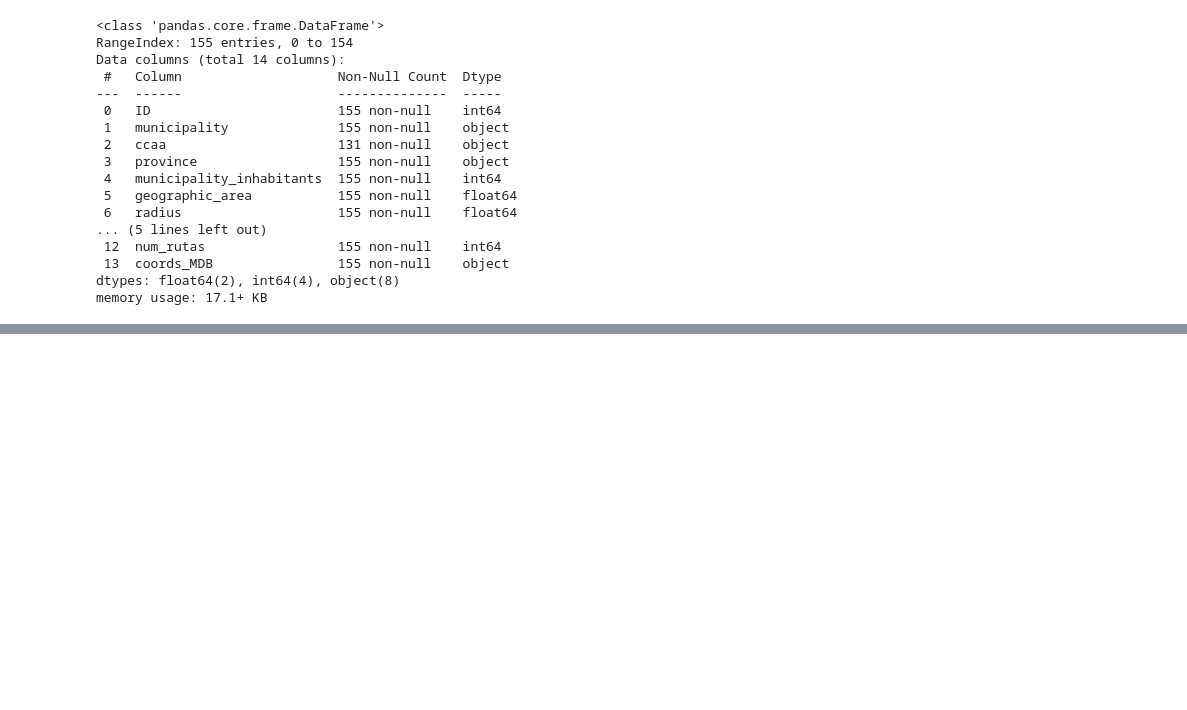
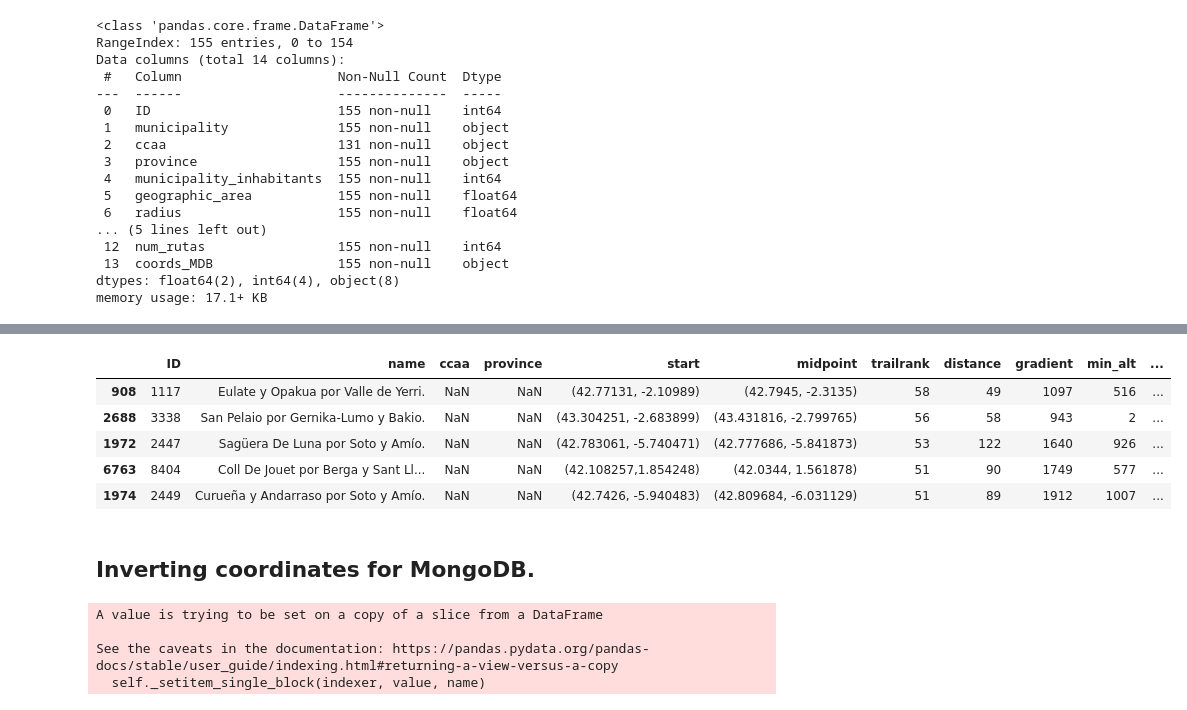
Before and after one commit to on2wheels-es/data, a Jupyter notebook: 10. Pipeline for new ports.ipynb, the cells around one changed output, grey strips where cells are left out. Saved outputs shown, nothing was run; the diff lists cells and outputs as text; code cells hidden in the pictures; blank space fills up the shorter version.

Commit message:
Created new ports, routes and towns dataframes. 476 routes, 155 cycling destinations.

```diff
--- a/10. Pipeline for new ports.ipynb
+++ b/10. Pipeline for new ports.ipynb
@@ -777,0 +792,10 @@ towns.to_csv('towns_2807_155.csv', index=False)
+# %%
+#We will be using nested loops to add each town ID to the routes dataframe.
+
+for i in range(len(routes)):
+    town_list = []
+    for n in range(len(towns)):
+        for p in eval(towns['routes_ids'].iloc[n]):
+            if p == routes['ID'].iloc[i]:
+                town_list.append(towns['ID'].iloc[n])
+    routes['municipalities_ids'].iloc[i] = str(town_list)
@@ -777,0 +818,4 @@ towns.to_csv('towns_2807_155.csv', index=False)
+# %%
+#It's simply a matter of filtering them out.
+
+routes = routes[routes['municipalities_ids'] != '[]']
@@ -777,0 +826,17 @@ towns.to_csv('towns_2807_155.csv', index=False)
+# %%
+#Defining our first function:
+
+def name_creator(routes, towns, ports):
+    """
+    Input : dataframes of routes, towns and ports.
+
+    Output: dataframe with the custom names containing both ports and towns.
+
+    """
+    routes = routes.copy()
+    for i in range(len(routes)): #Iterating through each route.
+        list_ports = routes['mountain_passes_ids'].iloc[i] #Generating a list of ports.
+        list_towns = eval(routes['municipalities_ids'].iloc[i]) #The same procedure for the towns.
+        routes['name'].iloc[i] = composer(list_ports, list_towns, towns, ports) #Assigning the name returned by the second function.
+
+    return routes
@@ -777,0 +871,4 @@ towns.to_csv('towns_2807_155.csv', index=False)
+# %%
+#Running our functions:
+
+test = name_creator(routes, towns, ports)
@@ -777,0 +893,9 @@ towns.to_csv('towns_2807_155.csv', index=False)
+# %%
+test.head()
+# %% [output]
+|  | ID | name | ccaa | province | start | midpoint | trailrank | distance | gradient | min_alt | ... |
+| 908 | 1117 | Eulate y Opakua por Valle de Yerri. | NaN | NaN | (42.77131, -2.10989) | (42.7945, -2.3135) | 58 | 49 | 1097 | 516 | ... |
+| 2688 | 3338 | San Pelaio por Gernika-Lumo y Bakio. | NaN | NaN | (43.304251, -2.683899) | (43.431816, -2.799765) | 56 | 58 | 943 | 2 | ... |
+| 1972 | 2447 | Sagüera De Luna por Soto y Amío. | NaN | NaN | (42.783061, -5.740471) | (42.777686, -5.841873) | 53 | 122 | 1640 | 926 | ... |
+| 6763 | 8404 | Coll De Jouet por Berga y Sant Ll... | NaN | NaN | (42.108257,1.854248) | (42.0344, 1.561878) | 51 | 90 | 1749 | 577 | ... |
+| 1974 | 2449 | Curueña y Andarraso por Soto y Amío. | NaN | NaN | (42.7426, -5.940483) | (42.809684, -6.031129) | 51 | 89 | 1912 | 1007 | ... |
@@ -777,0 +906,2 @@ towns.to_csv('towns_2807_155.csv', index=False)
+# %% [markdown]
+## Inverting coordinates for MongoDB.
@@ -777,0 +925,9 @@ towns.to_csv('towns_2807_155.csv', index=False)
+# %%
+#Converting coords.
+
+routes = route_converter(routes)
+# %% [output]
+A value is trying to be set on a copy of a slice from a DataFrame
+
+See the caveats in the documentation: https://pandas.pydata.org/pandas-docs/stable/user_guide/indexing.html#returning-a-view-versus-a-copy
+  self._setitem_single_block(indexer, value, name)
```
Also changed, not shown: parts of 16 cells of this notebook, 3 other files.
